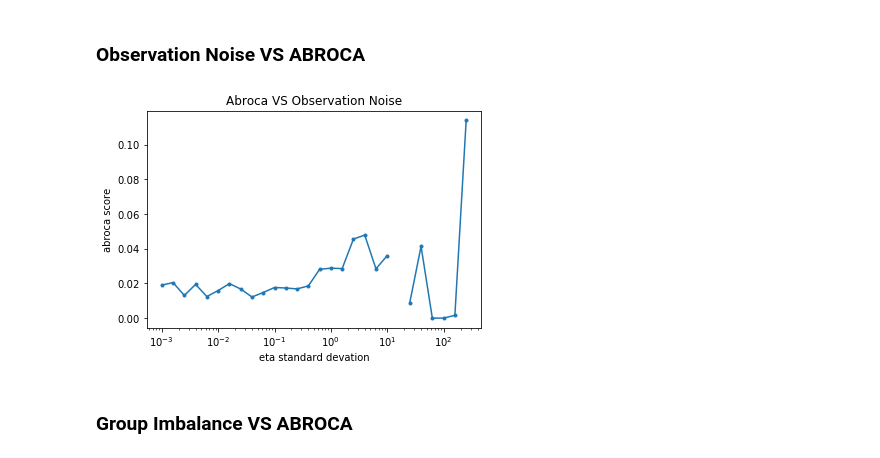
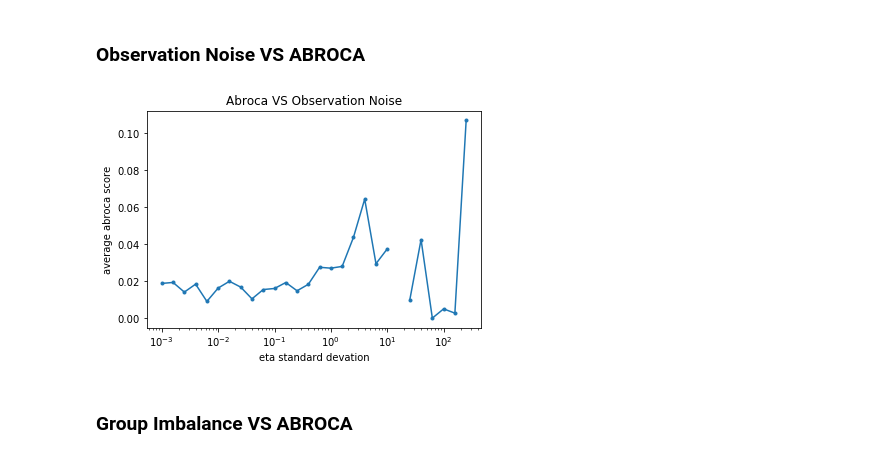
Before and after one commit to 13nat1313/ABROCAproject, a Jupyter notebook: ABROCAprojectDataGeneration.ipynb, the cells around one changed output. Cells and saved outputs as stored; diff of their text form; code cells hidden in the pictures.

```diff
--- a/ABROCAprojectDataGeneration.ipynb
+++ b/ABROCAprojectDataGeneration.ipynb
@@ -73,9 +75,9 @@ def simulate(sigma_scale_factor=1, subgroup_n=[10000, 10000], mu_0=[0,0], mu_1=[
     return X, y
 # %%
-# np.random.seed(12)
+np.random.seed(12)
 n= [10000, 10000]
 X, y = simulate(sigma_scale_factor=1, subgroup_n=n, sigma_0=[1,1], sigma_1=[1,1],
-                eta_sd=0.1)
+                eta_sd=[0.1,0.1])
 
 X_train_0, X_test_0, y_train_0, y_test_0 = train_test_split(X[:n[0]], y[:n[0]], test_size=0.2, random_state=0)
 X_train_1, X_test_1, y_train_1, y_test_1 = train_test_split(X[n[0]:], y[n[0]:], test_size=0.2, random_state=0)
@@ -95,6 +97,7 @@ plt.show()
 # %% [markdown]
 ### Regression and Main Plot
 # %%
+
 np.random.seed(13)
 ns = [10**i for i in range(2,6)]
 sig_scale_factors = [10**i for i in range(-1,4)]
@@ -113,15 +116,19 @@ for row, a_n in enumerate(ns):
         X_train = np.append(X_train_0, X_train_1, axis=0)
         y_train = np.append(y_train_0, y_train_1, axis=0)
 
+        if len(set(y_train)) == 1:
+            continue
 
         #regressor = RandomForestRegressor(n_estimators = 10, random_state=0)
         #regressor = LogisticRegression() #find regularized logisticRegression - cv logistic regression
         regressor = LogisticRegressionCV(cv=5, random_state=0)
-
         regressor.fit(X_train, y_train)
 
         y_pred_0 = regressor.predict(X_test_0)
         y_pred_1 = regressor.predict(X_test_1)
+
+        if len(set(y_test_0)) == 1 or len(set(y_test_1)) == 1:
+            continue
 
         fpr_0, tpr_0, _ = roc_curve(y_test_0, y_pred_0)
         fpr_1, tpr_1, _ = roc_curve(y_test_1, y_pred_1)
@@ -135,6 +142,6 @@ for row, a_n in enumerate(ns):
         axs[row, col].plot(fpr_1, tpr_1, label='Group 1')
         axs[row, col].legend()
         axs[row, col].set_title(f"n={sum(n)}, sig_scale={a_s}\n abroca={abroca:.3f}, g1auc={g1auc:.3f}, g2auc={g2auc:.3f}")
-
+fig.tight_layout(pad=3.0)
 print(f"average auc score: {np.mean([_ for _ in avg_auc if not math.isnan(_)])}")
 # %% [output]
@@ -184,24 +167,20 @@ average auc score: 0.6950200761423351
 ### Observation Noise VS ABROCA
 # %%
 eta_sds = [10**i for i in np.arange(-3,3,0.2)]
-es_plot = []
 np.random.seed(11)
 avg_abrocas = None
+
 for i in range(10):
     abrocas = [np.nan for _ in range(len(eta_sds))]
     for j, e in enumerate(eta_sds):
-#         print(f'e={e}')
         n = [5000, 5000]
-        X, y = simulate(subgroup_n=n, eta_sd=e)
+        X, y = simulate(subgroup_n=n, eta_sd=[0,e])
 
         X_train_0, X_test_0, y_train_0, y_test_0 = train_test_split(X[:n[0]], y[:n[0]], test_size=0.2, random_state=0)
         X_train_1, X_test_1, y_train_1, y_test_1 = train_test_split(X[n[0]:], y[n[0]:], test_size=0.2, random_state=0)
 
         X_train = np.append(X_train_0, X_train_1, axis=0)
         y_train = np.append(y_train_0, y_train_1, axis=0)
-    #     print(f'X_train: {len(X_train)}, y_train: {len(y_train)}')
-    #     print(f'X_test_0: {len(X_test_0)}, y_test_0: {len(y_test_0)}')
-    #     print(f'X_test_1: {len(X_test_1)}, y_test_1: {len(y_test_1)}')
 
         if len(set(y_train)) == 1:
             continue
@@ -216,36 +195,36 @@ for i in range(10):
 
         if len(set(y_test_0)) == 1 or len(set(y_test_1)) == 1:
             continue
 
         fpr_0, tpr_0, _ = roc_curve(y_test_0, y_pred_0)
         fpr_1, tpr_1, _ = roc_curve(y_test_1, y_pred_1)
 
         g1auc = auc(fpr_0, tpr_0)
         g2auc = auc(fpr_1, tpr_1)
         abroca = compute_abroca(fpr_0,tpr_0,fpr_1,tpr_1)
         abrocas[j] = abroca
-#         print()
+
     if avg_abrocas is None:
         avg_abrocas = np.array(abrocas).reshape((-1,1))
     else:
         avg_abrocas = np.append(avg_abrocas, np.array(abrocas).reshape((-1,1)), axis=1)
 
 avg_abrocas = np.nanmean(avg_abrocas, axis=1).ravel()
 plt.xscale('log')
 plt.yscale('linear')
 plt.plot(eta_sds,avg_abrocas,marker='.')
 plt.xlabel('eta standard devation')
-plt.ylabel('abroca score')
+plt.ylabel('average abroca score')
 plt.title('Abroca VS Observation Noise')
 
 if len(eta_sds) < 10:
     for i, txt in enumerate(eta_sds):
         if i == 0:
             txt = f'e={txt}'
         plt.annotate(txt, (eta_sds[i], avg_abrocas[i]))
 plt.show()
 # %% [output]
-[figure, old version]
+[figure, new version]
 # %% [markdown]
 ### Group Imbalance VS ABROCA
 # %%
```
Also changed, not shown: parts of 6 cells of this notebook.
